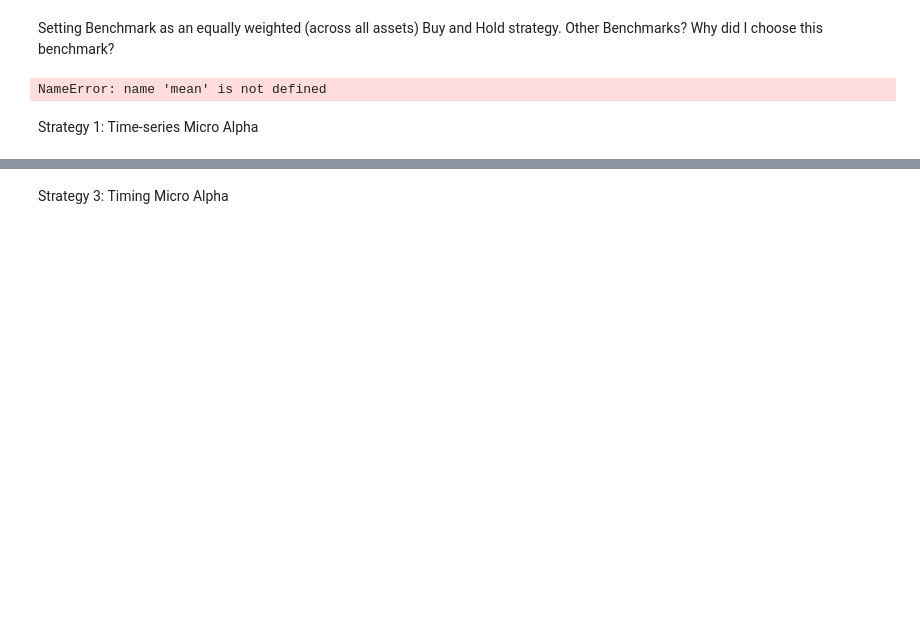
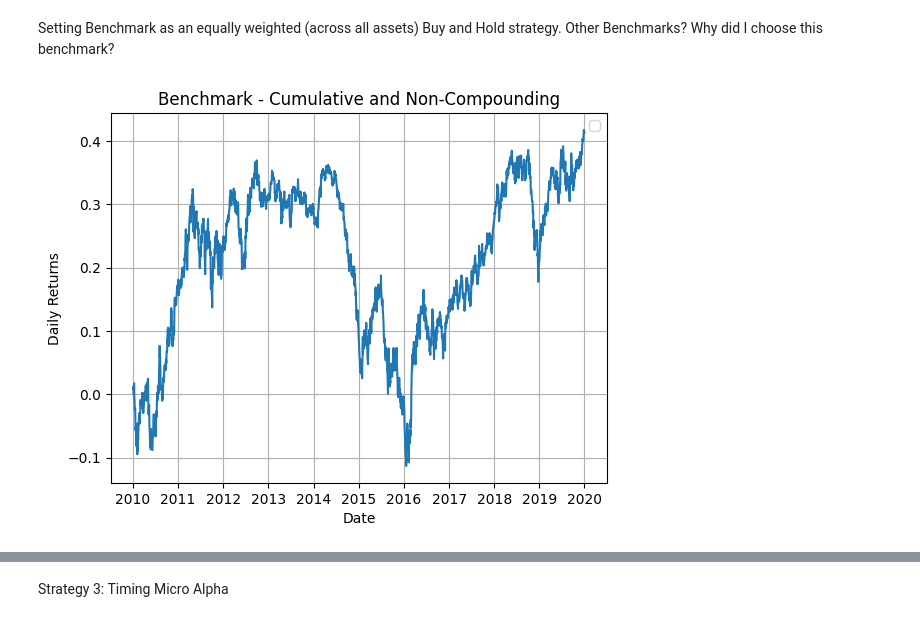
Before and after one commit to saumyajain1/Trading_Alphas_Capstone, a Jupyter notebook: Trading_Alphas_Capstone.ipynb, the cells around one changed output, grey strips where cells are left out. Cells and saved outputs as stored; diff of their text form; code cells hidden in the pictures; blank space fills up the shorter version.

```diff
--- a/Trading_Alphas_Capstone.ipynb
+++ b/Trading_Alphas_Capstone.ipynb
@@ -225,8 +212,18 @@ plt.show()
 # %% [markdown]
 Setting Benchmark as an equally weighted (across all assets) Buy and Hold strategy. Other Benchmarks? Why did I choose this benchmark?
 # %%
-mean(returns_data)
+benchmark = returns_data.mean(axis=1)
+alternative_benchmark = returns_data['ES=F']
+cumulative_benchmark = benchmark.cumsum()
+compounding_cumulative_benchmark = (1+benchmark).cumprod()
+
+plt.plot(cumulative_benchmark)
+
+plt.title('Benchmark - Cumulative and Non-Compounding')
+plt.xlabel('Date')
+plt.ylabel('Daily Returns')
+plt.legend()
+plt.grid(True)
+plt.show()
 # %% [output]
-NameError: name 'mean' is not defined
+[figure, added]
-# %% [markdown]
-Strategy 1: Time-series Micro Alpha
```
Also changed, not shown: parts of 16 cells of this notebook.
